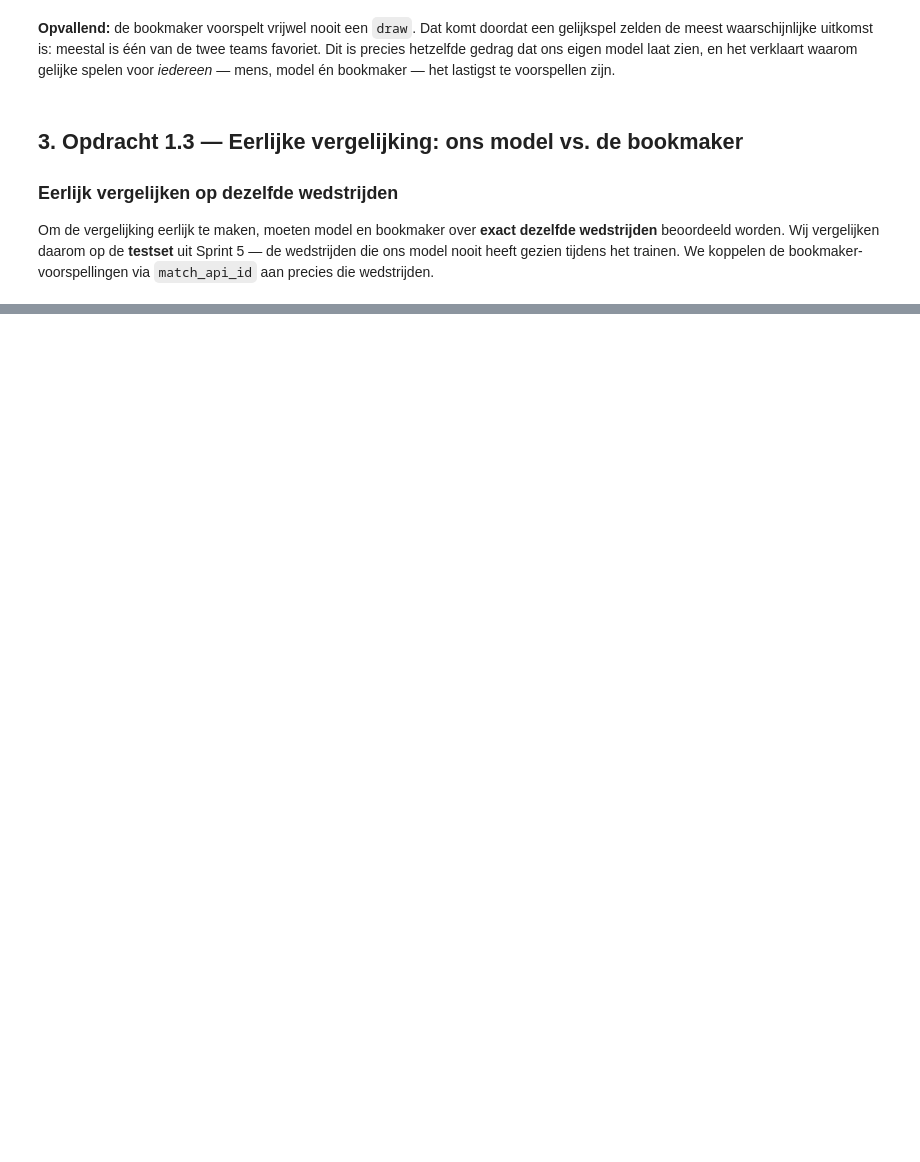
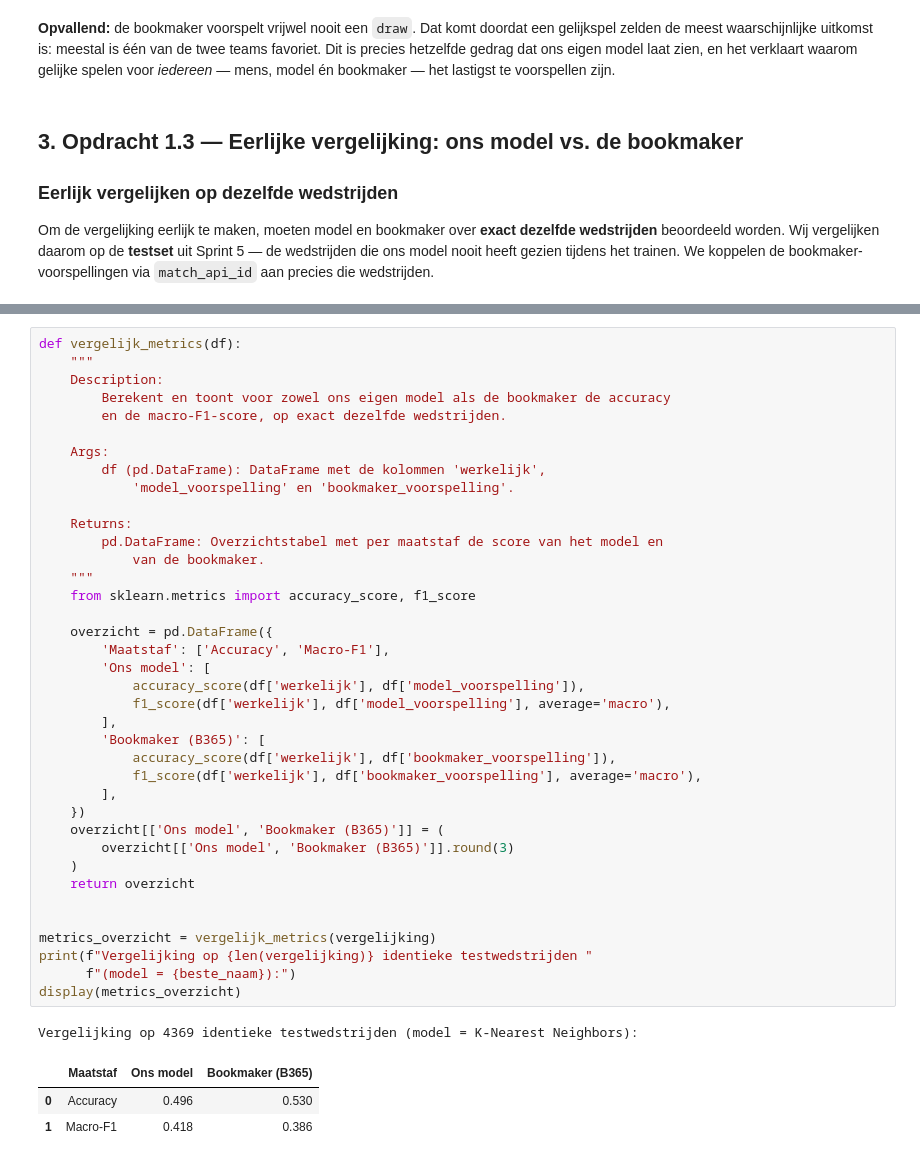
Before and after one commit to EchoinSilences/Datalab2, a Jupyter notebook: Report.ipynb, the cells around one changed output, grey strips where cells are left out. Saved outputs shown, nothing was run; the diff lists cells and outputs as text; blank space fills up the shorter version.

Commit message:
Toelichting voor de Technisch Directeur

```diff
--- a/Report.ipynb
+++ b/Report.ipynb
@@ -2973,0 +3014,43 @@ display(vergelijking.head())
+# %%
+def vergelijk_metrics(df):
+    """
+    Description:
+        Berekent en toont voor zowel ons eigen model als de bookmaker de accuracy
+        en de macro-F1-score, op exact dezelfde wedstrijden.
+
+    Args:
+        df (pd.DataFrame): DataFrame met de kolommen 'werkelijk',
+            'model_voorspelling' en 'bookmaker_voorspelling'.
+
+    Returns:
+        pd.DataFrame: Overzichtstabel met per maatstaf de score van het model en
+            van de bookmaker.
+    """
+    from sklearn.metrics import accuracy_score, f1_score
+
+    overzicht = pd.DataFrame({
+        'Maatstaf': ['Accuracy', 'Macro-F1'],
+        'Ons model': [
+            accuracy_score(df['werkelijk'], df['model_voorspelling']),
+            f1_score(df['werkelijk'], df['model_voorspelling'], average='macro'),
+        ],
+        'Bookmaker (B365)': [
+            accuracy_score(df['werkelijk'], df['bookmaker_voorspelling']),
+            f1_score(df['werkelijk'], df['bookmaker_voorspelling'], average='macro'),
+        ],
+    })
+    overzicht[['Ons model', 'Bookmaker (B365)']] = (
+        overzicht[['Ons model', 'Bookmaker (B365)']].round(3)
+    )
+    return overzicht
+
+
+metrics_overzicht = vergelijk_metrics(vergelijking)
+print(f"Vergelijking op {len(vergelijking)} identieke testwedstrijden "
+      f"(model = {beste_naam}):")
+display(metrics_overzicht)
+# %% [output]
+Vergelijking op 4369 identieke testwedstrijden (model = K-Nearest Neighbors):
+|  | Maatstaf | Ons model | Bookmaker (B365) |
+| 0 | Accuracy | 0.496 | 0.530 |
+| 1 | Macro-F1 | 0.418 | 0.386 |
```
Also changed, not shown: parts of 7 cells of this notebook.
